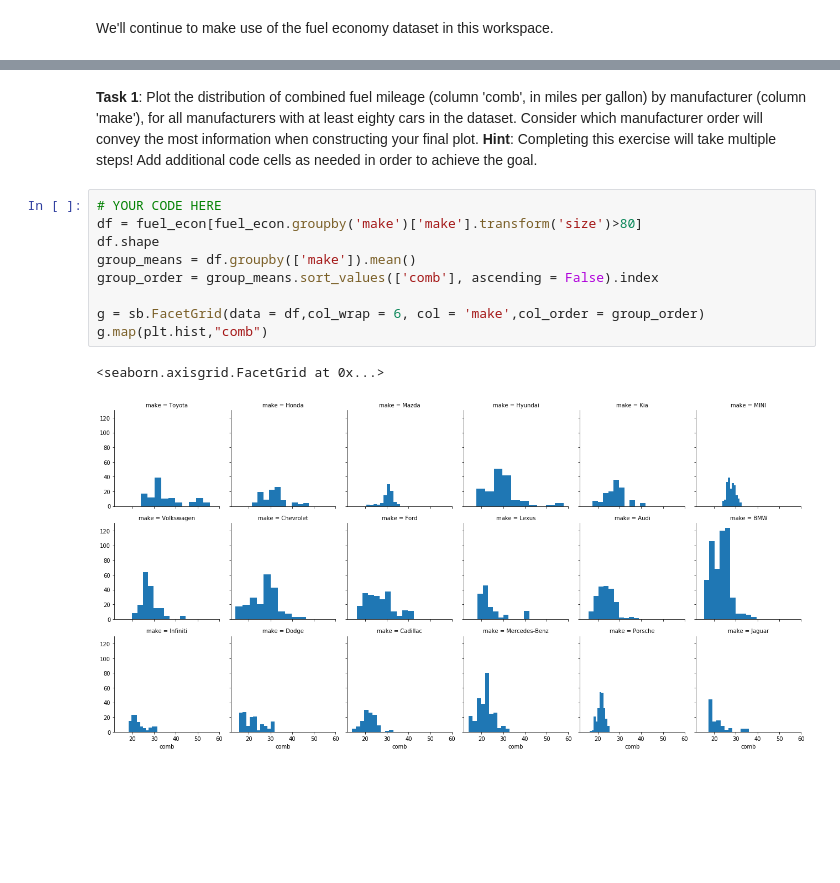
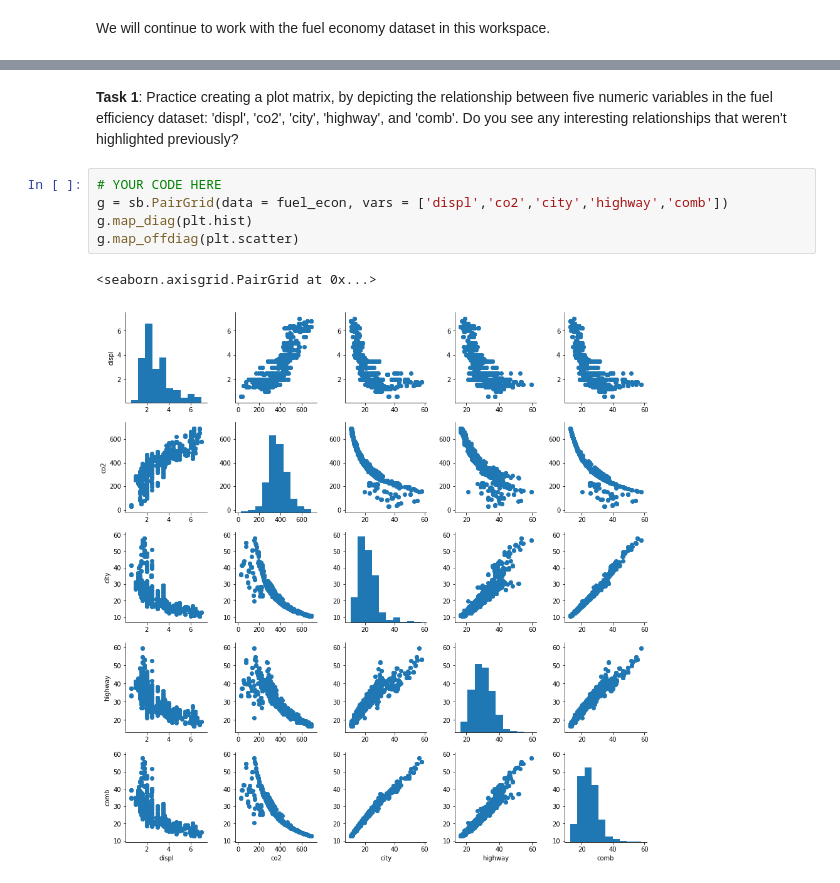
Before and after one commit to mahinourezzeldinne/Data-Scientist-Nanodegree, a Jupyter notebook: Additional_Plot_Practice.ipynb, the cells around one changed output, grey strips where cells are left out. Drawn from its saved outputs; the diff is of its cells as text; blank space fills up the shorter version.

Commit message:
Additional plot practice corrected

```diff
--- a/Additional_Plot_Practice.ipynb
+++ b/Additional_Plot_Practice.ipynb
@@ -11,5 +11,5 @@ from solutions_biv import additionalplot_solution_1, additionalplot_solution_2
 # %% [markdown]
-We'll continue to make use of the fuel economy dataset in this workspace.
+We will continue to work with the fuel economy dataset in this workspace.
 # %%
 fuel_econ = pd.read_csv('./data/fuel_econ.csv')
 fuel_econ.head()
@@ -20,20 +20,16 @@ fuel_econ.head()
 | 2 | 32206 | Volkswagen | CC | 2013 | Compact Cars | Front-Wheel Drive | Automatic (S6) | Premium Gasoline | 6 | 3.6 | 94 | ... |
 | 3 | 32207 | Volkswagen | CC 4motion | 2013 | Compact Cars | All-Wheel Drive | Automatic (S6) | Premium Gasoline | 6 | 3.6 | 94 | ... |
 | 4 | 32208 | Chevrolet | Malibu eAssist | 2013 | Midsize Cars | Front-Wheel Drive | Automatic (S6) | Regular Gasoline | 4 | 2.4 | 0 | ... |
-# %% [markdown]
-**Task 1**: Plot the distribution of combined fuel mileage (column 'comb', in miles per gallon) by manufacturer (column 'make'), for all manufacturers with at least eighty cars in the dataset. Consider which manufacturer order will convey the most information when constructing your final plot. **Hint**: Completing this exercise will take multiple steps! Add additional code cells as needed in order to achieve the goal.
-# %%
-# YOUR CODE HERE
-df = fuel_econ[fuel_econ.groupby('make')['make'].transform('size')>80]
-df.shape
-group_means = df.groupby(['make']).mean()
-group_order = group_means.sort_values(['comb'], ascending = False).index
-
-g = sb.FacetGrid(data = df,col_wrap = 6, col = 'make',col_order = group_order)
-g.map(plt.hist,"comb")
-# %% [output]
-<seaborn.axisgrid.FacetGrid at 0x...>
-[figure, removed]
+# %% [markdown]
+**Task 1**: Practice creating a plot matrix, by depicting the relationship between five numeric variables in the fuel efficiency dataset: 'displ', 'co2', 'city', 'highway', and 'comb'. Do you see any interesting relationships that weren't highlighted previously?
+# %%
+# YOUR CODE HERE
+g = sb.PairGrid(data = fuel_econ, vars = ['displ','co2','city','highway','comb'])
+g.map_diag(plt.hist)
+g.map_offdiag(plt.scatter)
+# %% [output]
+<seaborn.axisgrid.PairGrid at 0x...>
+[figure, added]
 # %%
 # run this cell to check your work against ours
 additionalplot_solution_1()
```
Also changed, not shown: parts of 7 cells of this notebook.
